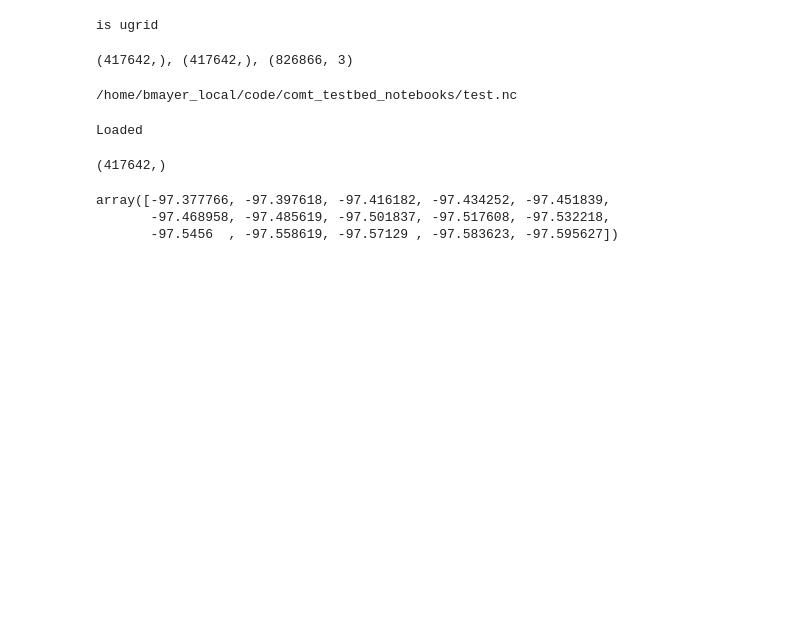
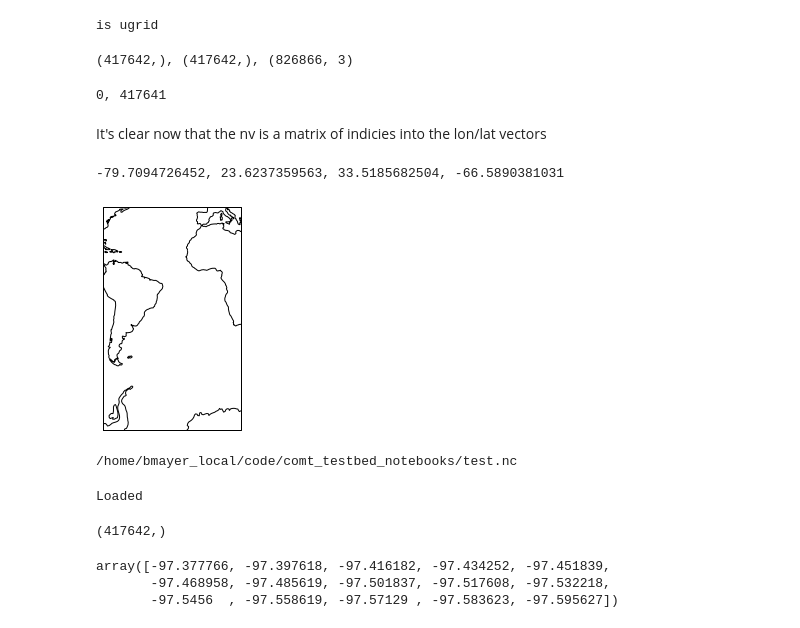
Before and after one commit to brandonmayer-zz/comt_testbed_notebooks, a Jupyter notebook: scratch_und_adcirc_ike_2d_final_run_without_waves.ipynb, the cells around one changed output. Cells and saved outputs as stored; diff of their text form; code cells hidden in the pictures; blank space fills up the shorter version.

```diff
--- a/scratch_und_adcirc_ike_2d_final_run_without_waves.ipynb
+++ b/scratch_und_adcirc_ike_2d_final_run_without_waves.ipynb
@@ -25,6 +35,34 @@ is ugrid
 print "{0}, {1}, {2}".format(lon.shape, lat.shape, nv.shape)
 # %% [output]
 (417642,), (417642,), (826866, 3)
+# %%
+print "{0}, {1}".format(nv.min(), nv.max())
+# %% [output]
+0, 417641
+# %% [markdown]
+It's clear now that the nv is a matrix of indicies into the lon/lat vectors
+# %%
+"""
+Some example coordinates returned by sciwms interface
+"""
+from mpl_toolkits.basemap import pyproj
+latmax = 5233716.17752
+latmin = 155851.515184
+lonmin = -14908074.1626
+lonmax= -3245618.13658
+(latmax, latmin, lonmin, lonmax) = (-10039952.705841,2707625.2671011,-8873217.9062587,3731269.9497537)
+mi = pyproj.Proj("+proj=merc +lon_0=0 +k=1 +x_0=0 +y_0=0 +a=6378137 +b=6378137 +units=m +no_defs ")
+lonmin, latmin = mi(lonmin,latmin,inverse=True)
+lonmax, latmax = mi(lonmax, latmax,inverse=True)
+print "{0}, {1}, {2}, {3}".format(lonmin, latmin, lonmax, latmax)
+# %% [output]
+-79.7094726452, 23.6237359563, 33.5185682504, -66.5890381031
+# %%
+ax = plt.axes(projection=ccrs.Mercator())
+ax.coastlines()
+ax.set_extent([lonmin, latmin, lonmax, latmax])
+# %% [output]
+[figure, added]
 # %%
 temp = os.path.realpath("./test.nc")
 print temp
```
Also changed, not shown: parts of 5 cells of this notebook, 3 other files.
